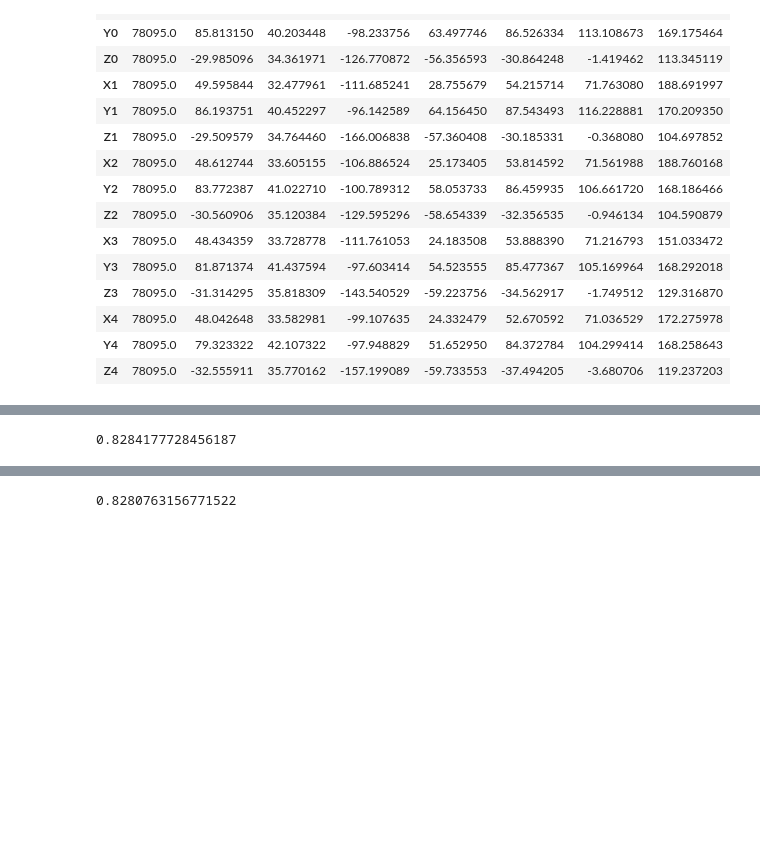
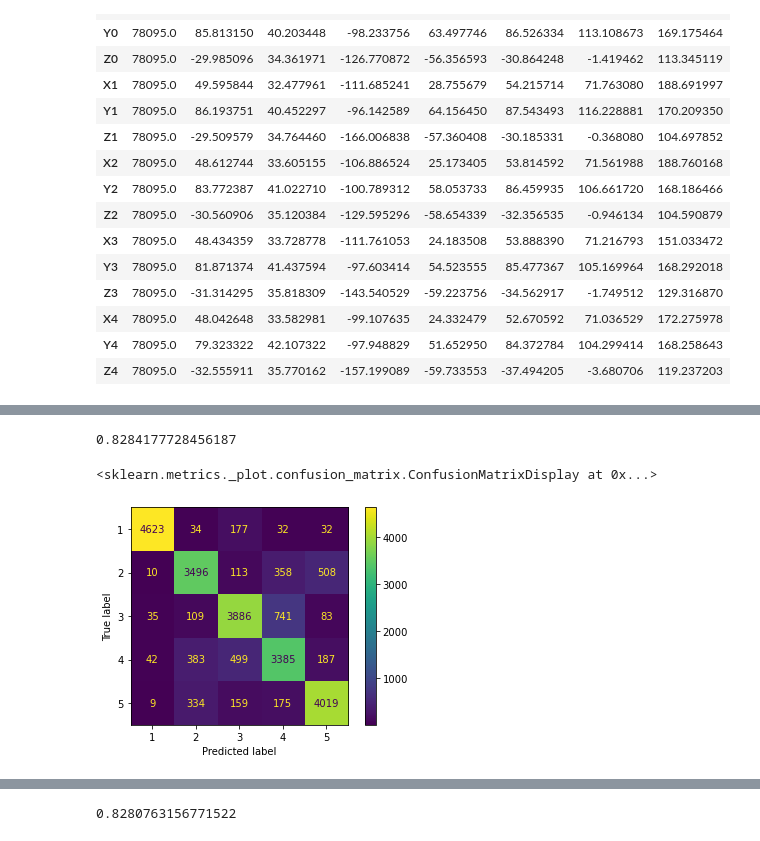
Before and after one commit to JanSchering/natural_computing, a Jupyter notebook: assignment_5/ex5.ipynb, the cells around one changed output, grey strips where cells are left out. Cells and saved outputs as stored; diff of their text form; code cells hidden in the pictures; blank space fills up the shorter version.

```diff
--- a/assignment_5/ex5.ipynb
+++ b/assignment_5/ex5.ipynb
@@ -260,11 +270,14 @@ clf.score(X_test, y_test)
 # %%
 clf = AdaBoostClassifier(base_estimator=DecisionTreeClassifier(max_depth=2), n_estimators=300, learning_rate=1.5, random_state=0, algorithm='SAMME')
 
 clf.fit(X_train, y_train)
 
-clf.score(X_test, y_test)
+print(clf.score(X_test, y_test))
+plot_confusion_matrix(clf, X_test, y_test)
 # %% [output]
 0.8284177728456187
+<sklearn.metrics._plot.confusion_matrix.ConfusionMatrixDisplay at 0x...>
+[figure, added]
 # %%
 clf = AdaBoostClassifier(base_estimator=DecisionTreeClassifier(max_depth=2), n_estimators=300, learning_rate=1.5, random_state=0)
 
```
Also changed, not shown: parts of 6 cells of this notebook, 6 other files.
